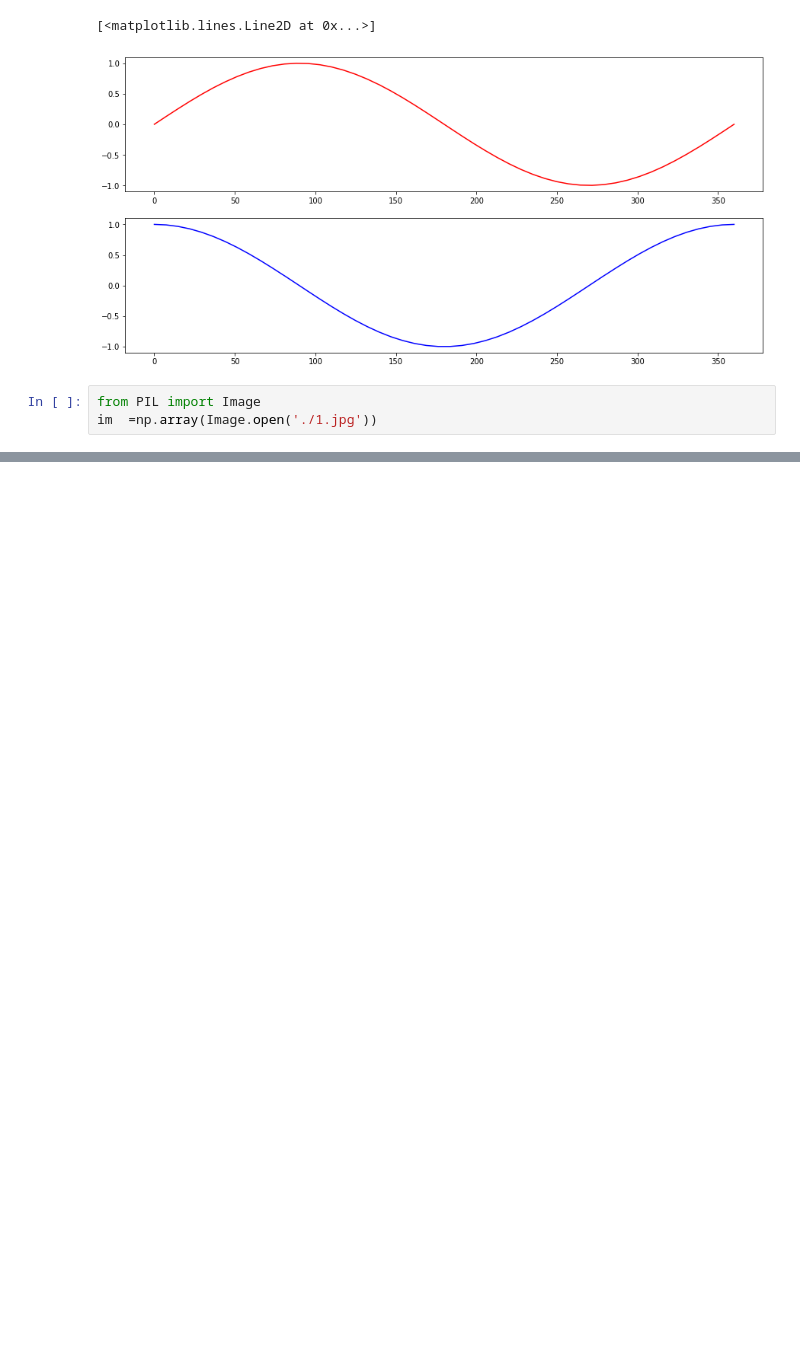
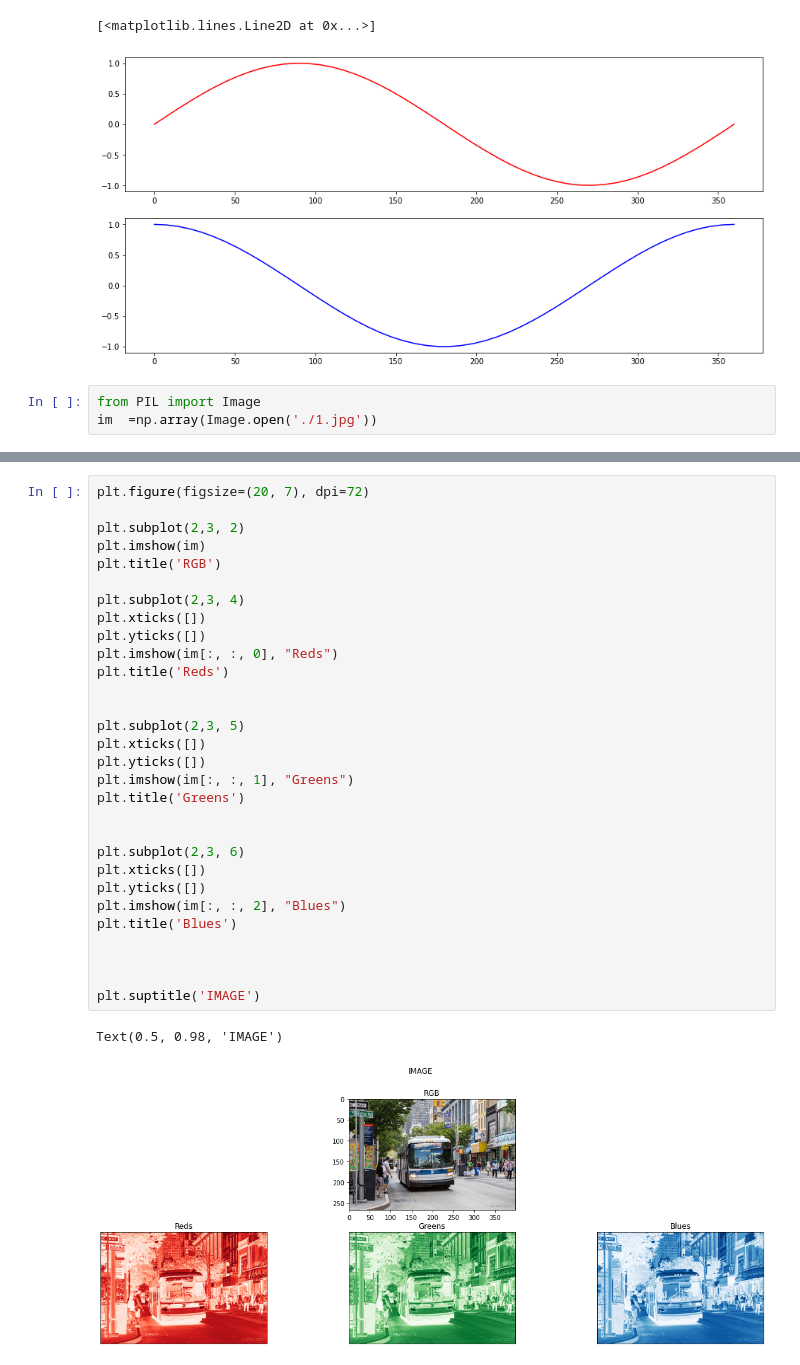
Before and after one commit to TahaT80/AI, a Jupyter notebook: part3_matplotlib/main.ipynb, the cells around one changed output, grey strips where cells are left out. Cells and saved outputs as stored; diff of their text form; blank space fills up the shorter version.

```diff
--- a/part3_matplotlib/main.ipynb
+++ b/part3_matplotlib/main.ipynb
@@ -425,0 +433,33 @@ plt.imshow(im[:, :, 2], "Blues")
+# %%
+plt.figure(figsize=(20, 7), dpi=72)
+
+plt.subplot(2,3, 2)
+plt.imshow(im)
+plt.title('RGB')
+
+plt.subplot(2,3, 4)
+plt.xticks([])
+plt.yticks([])
+plt.imshow(im[:, :, 0], "Reds")
+plt.title('Reds')
+
+
+plt.subplot(2,3, 5)
+plt.xticks([])
+plt.yticks([])
+plt.imshow(im[:, :, 1], "Greens")
+plt.title('Greens')
+
+
+plt.subplot(2,3, 6)
+plt.xticks([])
+plt.yticks([])
+plt.imshow(im[:, :, 2], "Blues")
+plt.title('Blues')
+
+
+
+plt.suptitle('IMAGE')
+# %% [output]
+Text(0.5, 0.98, 'IMAGE')
+[figure, added]
```
Also changed, not shown: parts of 1 cell of this notebook.
